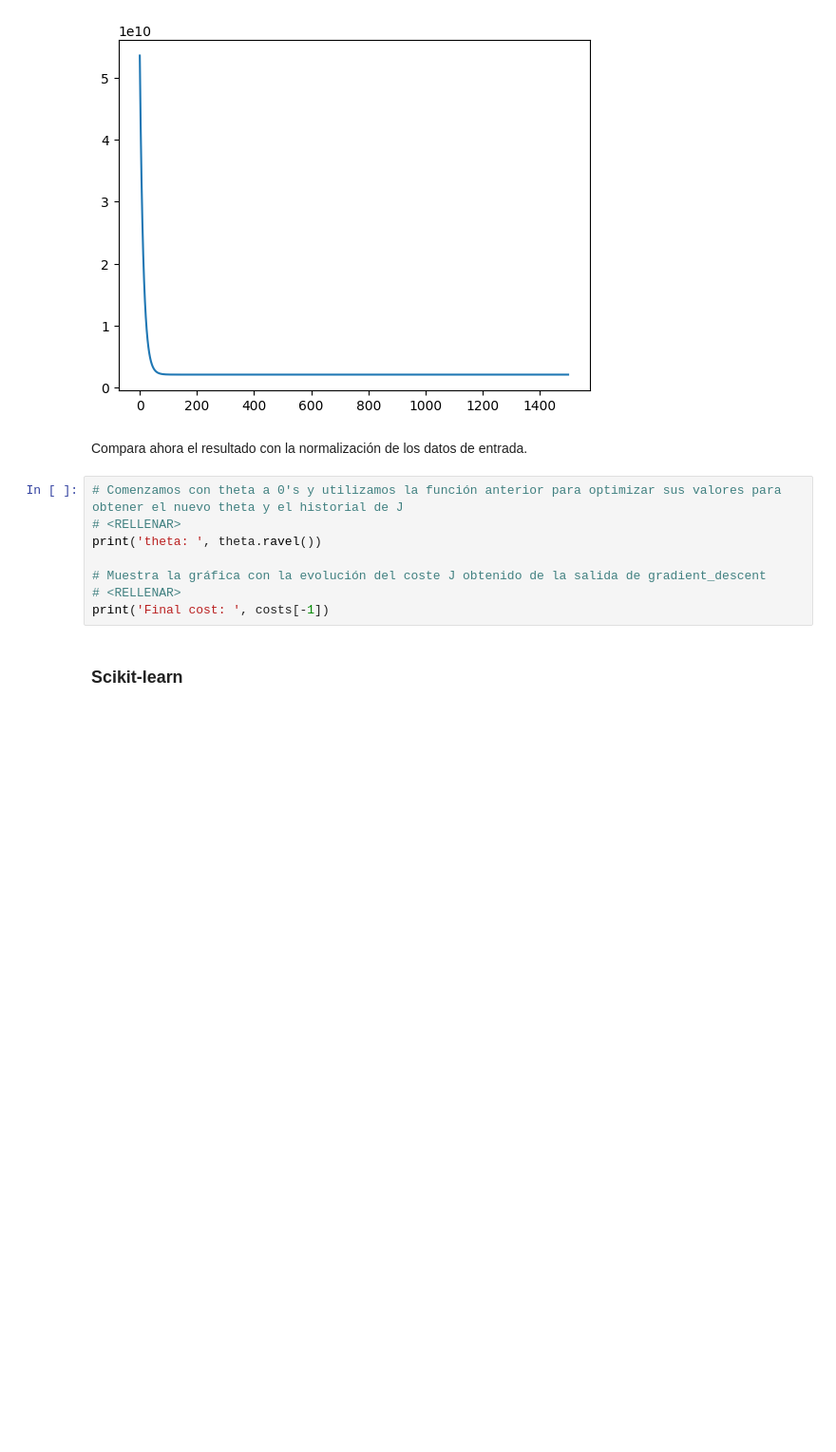
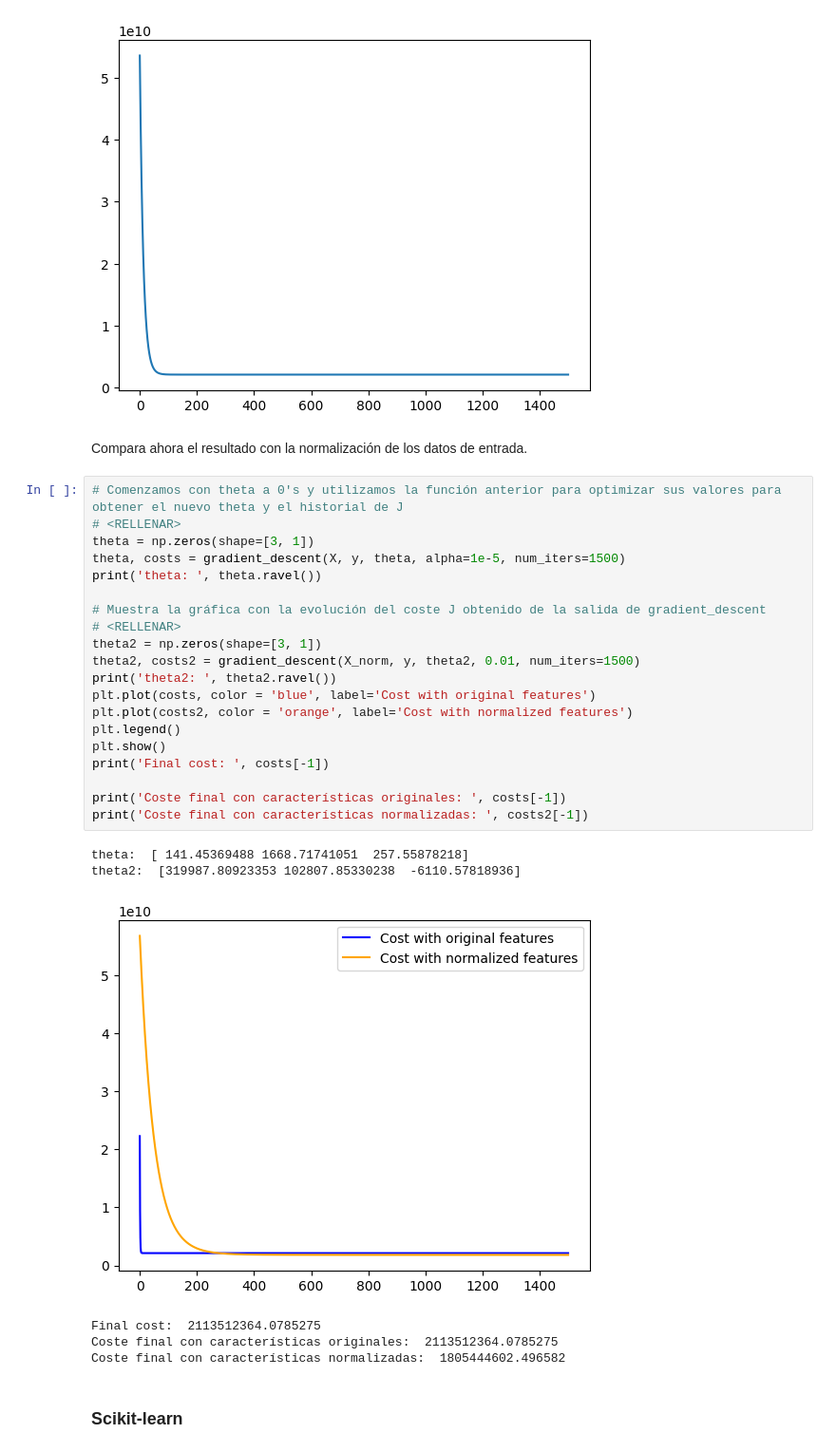
Before and after one commit to TomasAlignani/APRENDIZAJE, a Jupyter notebook: 3. RegresionLineal_Nvariables/practica3_RegresionLineal_Nvariables.ipynb, the cells around one changed output. Shown at 95% size. Saved outputs shown, nothing was run; the diff lists cells and outputs as text; blank space fills up the shorter version.

```diff
--- a/3. RegresionLineal_Nvariables/practica3_RegresionLineal_Nvariables.ipynb
+++ b/3. RegresionLineal_Nvariables/practica3_RegresionLineal_Nvariables.ipynb
@@ -378,11 +378,30 @@ Compara ahora el resultado con la normalización de los datos de entrada.
 # %%
 # Comenzamos con theta a 0's y utilizamos la función anterior para optimizar sus valores para obtener el nuevo theta y el historial de J
 # <RELLENAR>
+theta = np.zeros(shape=[3, 1])
+theta, costs = gradient_descent(X, y, theta, alpha=1e-5, num_iters=1500)
 print('theta: ', theta.ravel())
 
 # Muestra la gráfica con la evolución del coste J obtenido de la salida de gradient_descent
 # <RELLENAR>
+theta2 = np.zeros(shape=[3, 1])
+theta2, costs2 = gradient_descent(X_norm, y, theta2, 0.01, num_iters=1500)
+print('theta2: ', theta2.ravel())
+plt.plot(costs, color = 'blue', label='Cost with original features')
+plt.plot(costs2, color = 'orange', label='Cost with normalized features')
+plt.legend()
+plt.show()
 print('Final cost: ', costs[-1])
+
+print('Coste final con características originales: ', costs[-1])
+print('Coste final con características normalizadas: ', costs2[-1])
+# %% [output]
+theta:  [ 141.45369488 1668.71741051  257.55878218]
+theta2:  [319987.80923353 102807.85330238  -6110.57818936]
+[figure, added]
+Final cost:  2113512364.0785275
+Coste final con características originales:  2113512364.0785275
+Coste final con características normalizadas:  1805444602.496582
 # %% [markdown]
 ### Scikit-learn <a id="parte2"></a>
 # %% [markdown]
```
Also changed, not shown: parts of 13 cells of this notebook.
